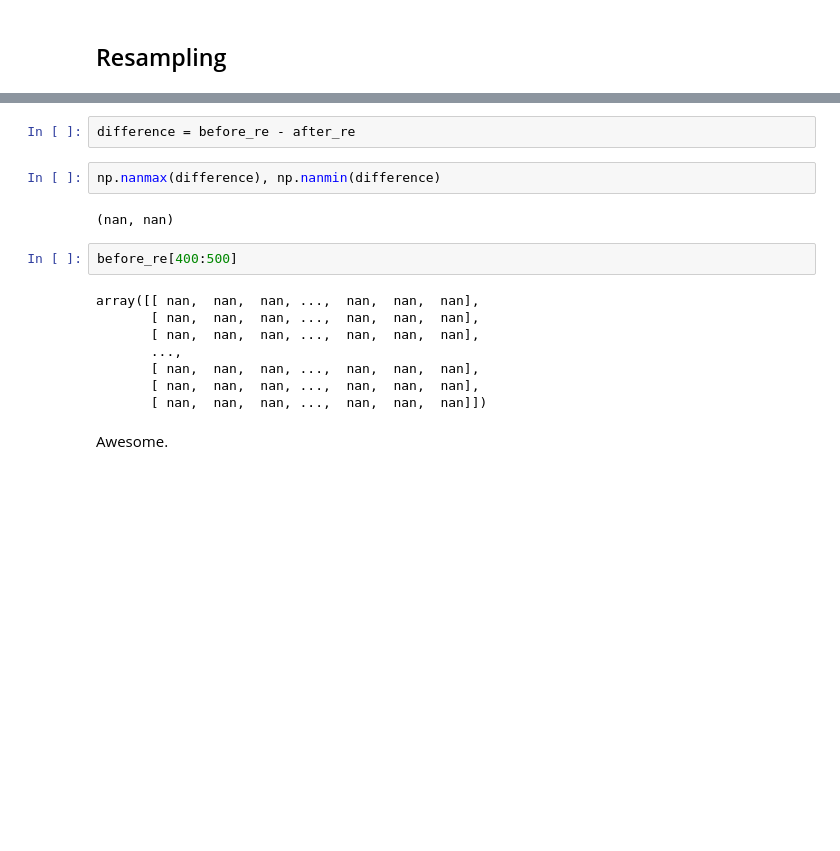
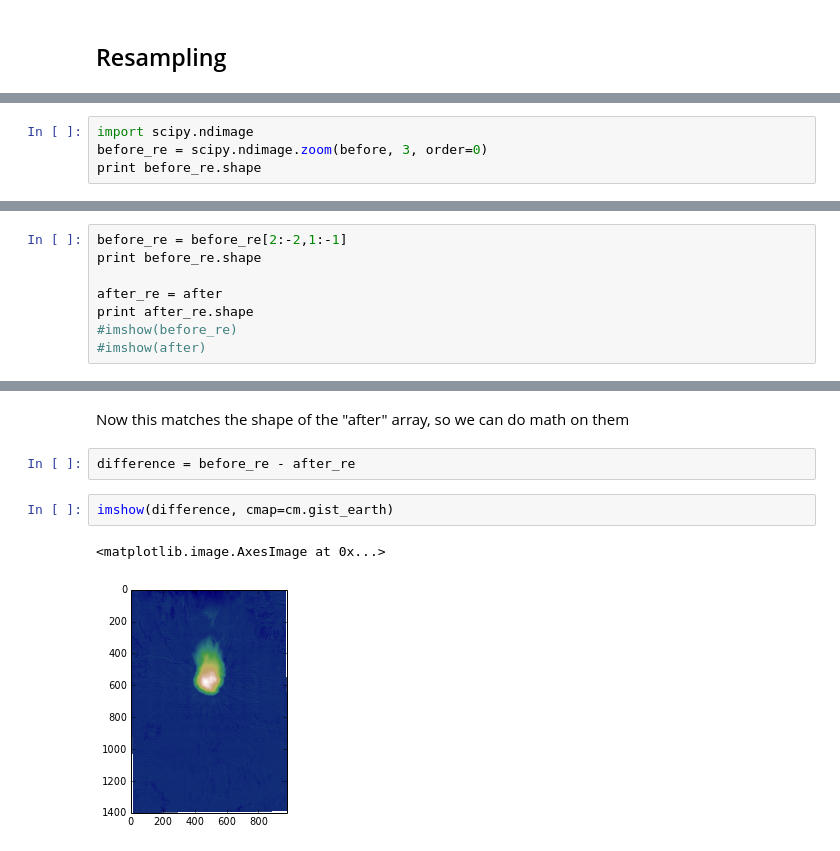
Before and after one commit to agilescientific/notebooks, a Jupyter notebook: Mt_St-Helens.ipynb, the cells around one changed output, grey strips where cells are left out. Cells and saved outputs as stored; diff of their text form; blank space fills up the shorter version.

```diff
--- a/Mt_St-Helens.ipynb
+++ b/Mt_St-Helens.ipynb
@@ -176,0 +114,4 @@ after_re.shape, before_re.shape
+# %%
+import scipy.ndimage
+before_re = scipy.ndimage.zoom(before, 3, order=0)
+print before_re.shape
@@ -176,0 +122,8 @@ after_re.shape, before_re.shape
+# %%
+before_re = before_re[2:-2,1:-1]
+print before_re.shape
+
+after_re = after
+print after_re.shape
+#imshow(before_re)
+#imshow(after)
@@ -177,21 +135,12 @@ after_re.shape, before_re.shape
+# %% [markdown]
+Now this matches the shape of the "after" array, so we can do math on them
 # %%
 difference = before_re - after_re
-# %%
-np.nanmax(difference), np.nanmin(difference)
-# %% [output]
-(nan, nan)
-# %%
-before_re[400:500]
-# %% [output]
-array([[ nan,  nan,  nan, ...,  nan,  nan,  nan],
-       [ nan,  nan,  nan, ...,  nan,  nan,  nan],
-       [ nan,  nan,  nan, ...,  nan,  nan,  nan],
-       ...,
-       [ nan,  nan,  nan, ...,  nan,  nan,  nan],
-       [ nan,  nan,  nan, ...,  nan,  nan,  nan],
-       [ nan,  nan,  nan, ...,  nan,  nan,  nan]])
-# %% [markdown]
-Awesome.
+# %%
+imshow(difference, cmap=cm.gist_earth)
+# %% [output]
+<matplotlib.image.AxesImage at 0x...>
+[figure, added]
 # %%
 x = np.arange(difference.shape[1])
 y = np.arange(difference.shape[0])
```
Also changed, not shown: parts of 27 cells of this notebook.
